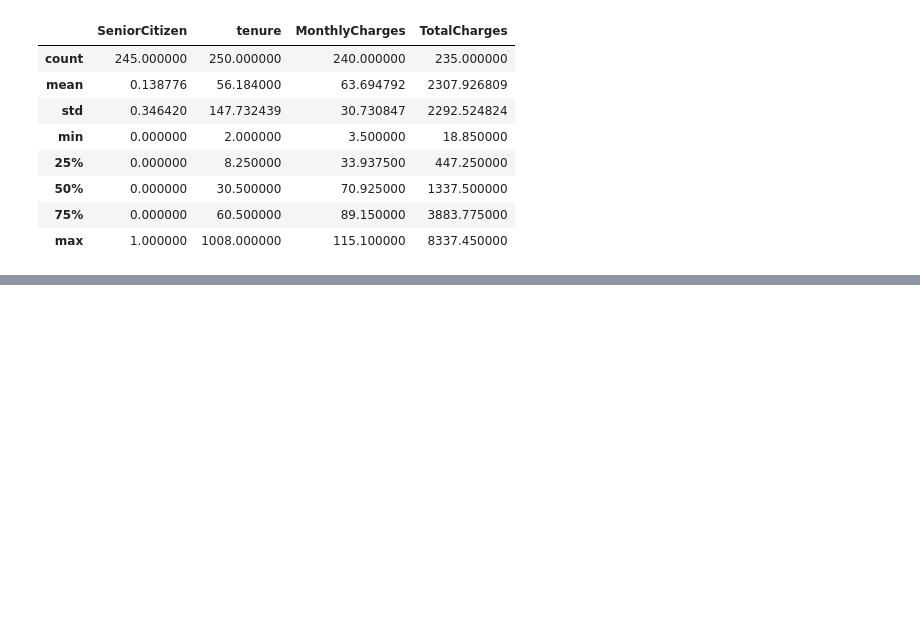
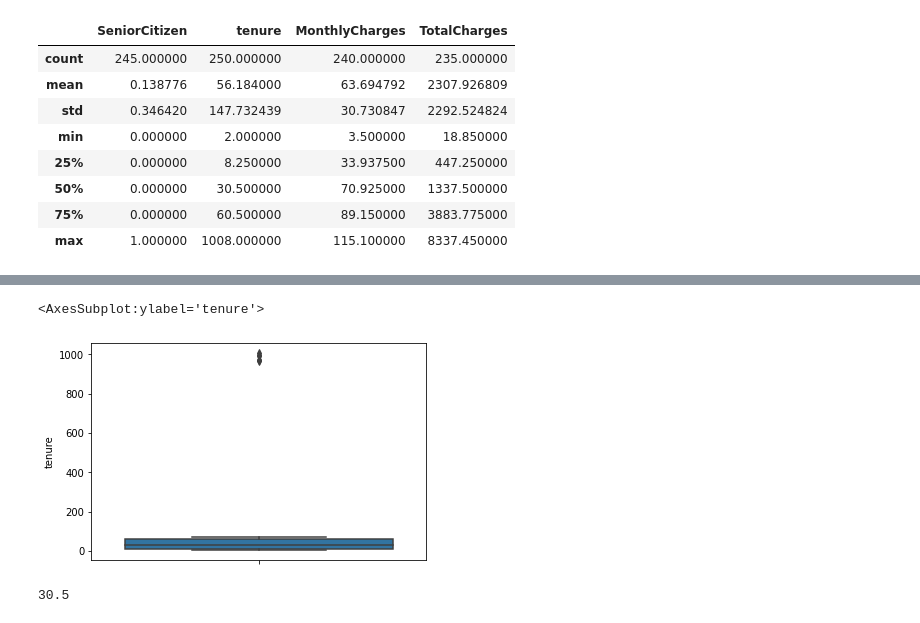
Before and after one commit to nova-sangeeth/pytest-workouts, a Jupyter notebook: GITAA/week_4/data_preparation_1.ipynb, the cells around one changed output, grey strips where cells are left out. Saved outputs shown, nothing was run; the diff lists cells and outputs as text; code cells hidden in the pictures; blank space fills up the shorter version.

Commit message:
clean data and fix null values using the mean and medians of the col values.

```diff
--- a/GITAA/week_4/data_preparation_1.ipynb
+++ b/GITAA/week_4/data_preparation_1.ipynb
@@ -389,0 +405,22 @@ churn1.describe()
+# %%
+FALSE_PATTERN_ONE = re.compile('^[0-9]{4,4}/[A-Z]{5,5}$')
+FALSE_PATTERN_TWO = re.compile('^[A-Z]{5,5}-[0-9]{4,4}$')
+# %%
+pattern = '^[0-9]{4,4}-[A-Z]{5,5}'
+
+p = re.compile(pattern)
+type(p)
+
+q = [i for i,value in enumerate(churn1.customerID) if p.match(str(value))==None]
+print(q)
+
+FALSE_PATTERN_ONE = re.compile('^[A-Z]{5,5}-[0-9]{4,4}')
+FALSE_PATTERN_TWO = re.compile('^[0-9]{4,4}/[A-Z]{5,5}')
+
+for i in q:
+    false_str = str(churn1.customerID[i])
+    if(FALSE_PATTERN_ONE.match(false_str)):
+        str_splits=false_str.split('-')
+        churn1.customerID[i]=str_splits[1]+'-'+str_splits[0]
+    elif(FALSE_PATTERN_TWO.match(false_str)):
+        churn1.customerID[i]=false_str.replace('/','-')
@@ -389,0 +495,12 @@ churn1.describe()
+# %%
+sns.boxplot(
+    y=churn1['tenure'],
+)
+# %% [output]
+<AxesSubplot:ylabel='tenure'>
+[figure, added]
+# %%
+# check the median of tenure.
+churn1['tenure'].median()
+# %% [output]
+30.5
```
Also changed, not shown: parts of 35 cells of this notebook.
